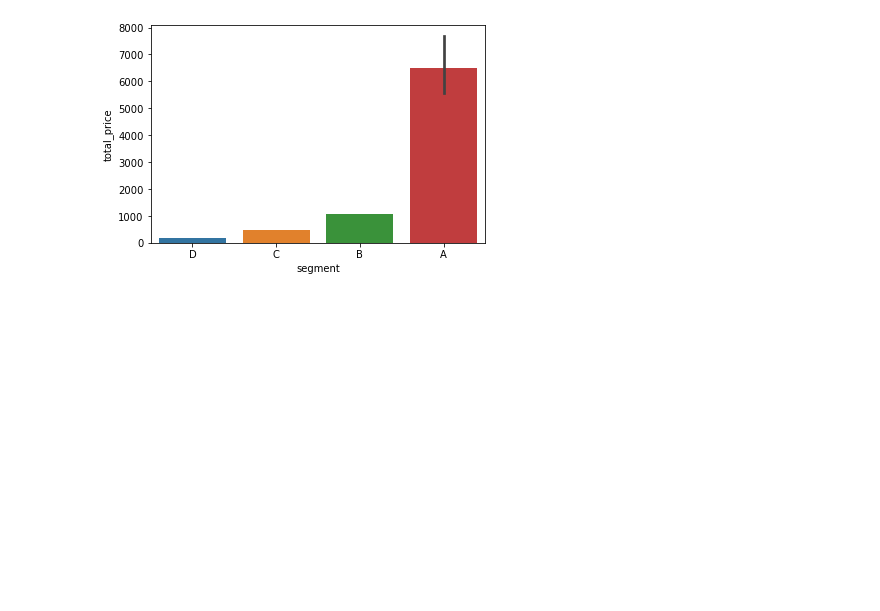
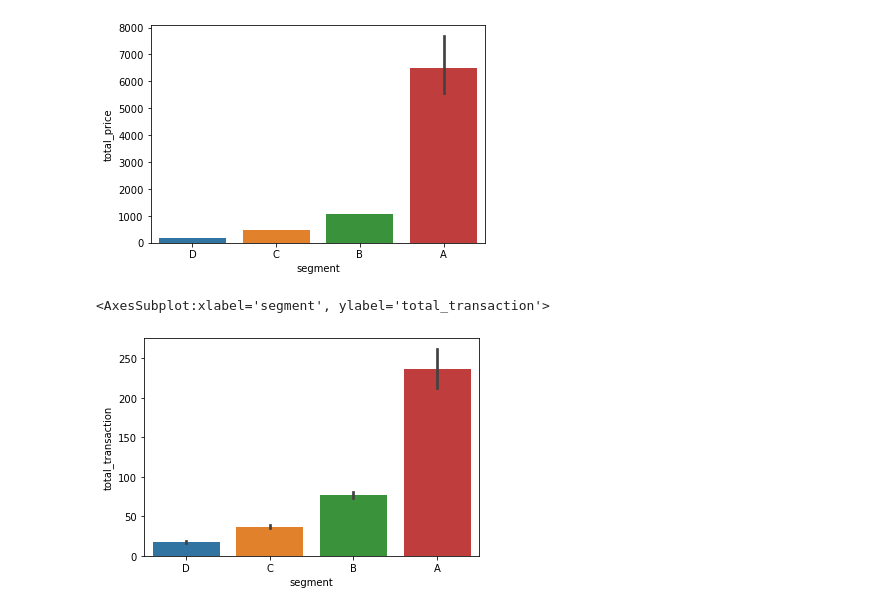
Before and after one commit to HilalGozutok/Customer_Lifetime_Value, a Jupyter notebook: Customer_Lifetime_Value.ipynb, the cells around one changed output. Saved outputs shown, nothing was run; the diff lists cells and outputs as text; code cells hidden in the pictures; blank space fills up the shorter version.

```diff
--- a/Customer_Lifetime_Value.ipynb
+++ b/Customer_Lifetime_Value.ipynb
@@ -194,4 +195,7 @@ sns.barplot(x=cltv_df["segment"], y= cltv_df["total_price"])
 <AxesSubplot:xlabel='segment', ylabel='total_price'>
 [figure]
 # %%
-sns.barplot(x=cltv_df["segment"], y= cltv_df["CLTV"])
+sns.barplot(x=cltv_df["segment"], y= cltv_df["total_transaction"])
+# %% [output]
+<AxesSubplot:xlabel='segment', ylabel='total_transaction'>
+[figure, added]
```
Also changed, not shown: parts of 1 cell of this notebook.
